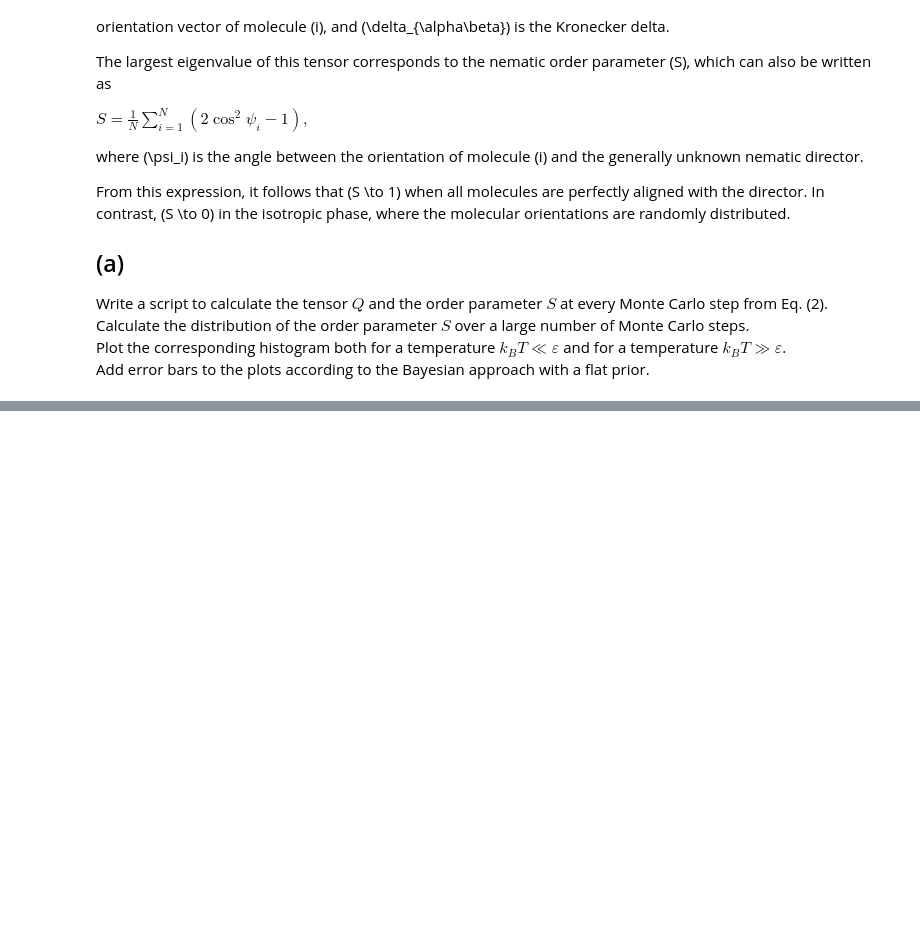
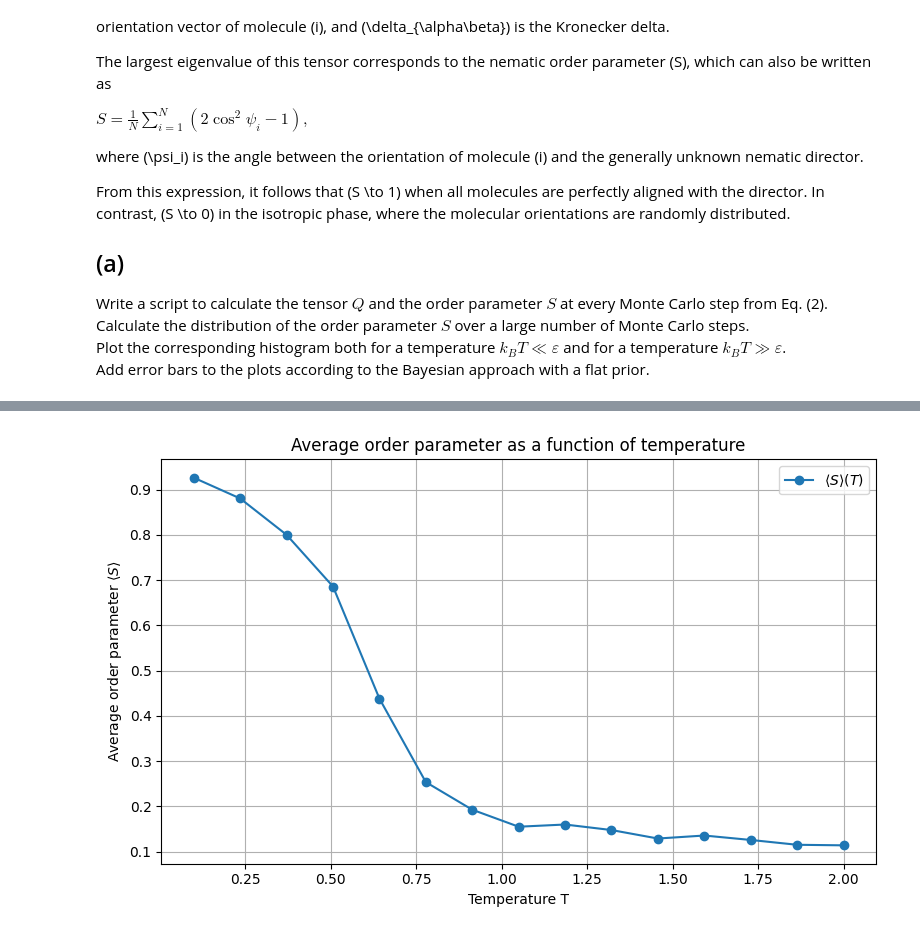
Before and after one commit to StefanTU0815/Computersimulations_2, a Jupyter notebook: Exercise_2.ipynb, the cells around one changed output, grey strips where cells are left out. Saved outputs shown, nothing was run; the diff lists cells and outputs as text; code cells hidden in the pictures; blank space fills up the shorter version.

```diff
--- a/Exercise_2.ipynb
+++ b/Exercise_2.ipynb
@@ -346,0 +534,66 @@ Last S: 0.7523728750641707
+# %%
+# =================================
+# 3a) Average order parameter <S>(T)
+# =================================
+
+# Parameter
+N = 10
+eps = 1.0
+N_sweeps_to_eq = 100
+N_sweeps = 300
+np.random.seed(42)
+
+# temperatures
+T_values = np.linspace(0.1, 2.0, 15)
+
+# arrays for results
+S_mean_values = np.empty(len(T_values))
+
+for t_idx in range(len(T_values)):
+    T = T_values[t_idx]
+
+    # new random starting angles
+    theta = 2 * np.pi * np.random.rand(N, N)
+
+    # list for S values after equilibration
+    S_hist = np.empty(N_sweeps)
+
+    # Monte Carlo simulation
+    for sweep in range(N_sweeps_to_eq + N_sweeps):
+
+        for _ in range(N * N):
+            i = np.random.randint(0, N)
+            j = np.random.randint(0, N)
+
+            theta_old = theta[i, j]
+            theta_new = np.random.rand() * 2 * np.pi
+
+            E_loc_old = calc_E_loc(theta, i, j, eps=eps)
+
+            theta[i, j] = theta_new
+            E_loc_new = calc_E_loc(theta, i, j, eps=eps)
+
+            delta_E = E_loc_new - E_loc_old
+
+            if delta_E > 0 and np.random.rand() > np.exp(-delta_E / T):
+                theta[i, j] = theta_old
+
+        if sweep >= N_sweeps_to_eq:
+            Q, S = determine_Q_S(theta)
+            S_hist[sweep - N_sweeps_to_eq] = S
+
+    # average order parameter
+    S_mean_values[t_idx] = np.mean(S_hist)
+
+# plot
+plt.figure(figsize=(8, 5))
+plt.plot(T_values, S_mean_values, "o-", label=r"$\langle S \rangle (T)$")
+plt.xlabel("Temperature T")
+plt.ylabel(r"Average order parameter $\langle S \rangle$")
+plt.title(r"Average order parameter as a function of temperature")
+plt.grid(True)
+plt.legend()
+plt.tight_layout()
+plt.show()
+# %% [output]
+[figure, added]
```
Also changed, not shown: parts of 8 cells of this notebook.
